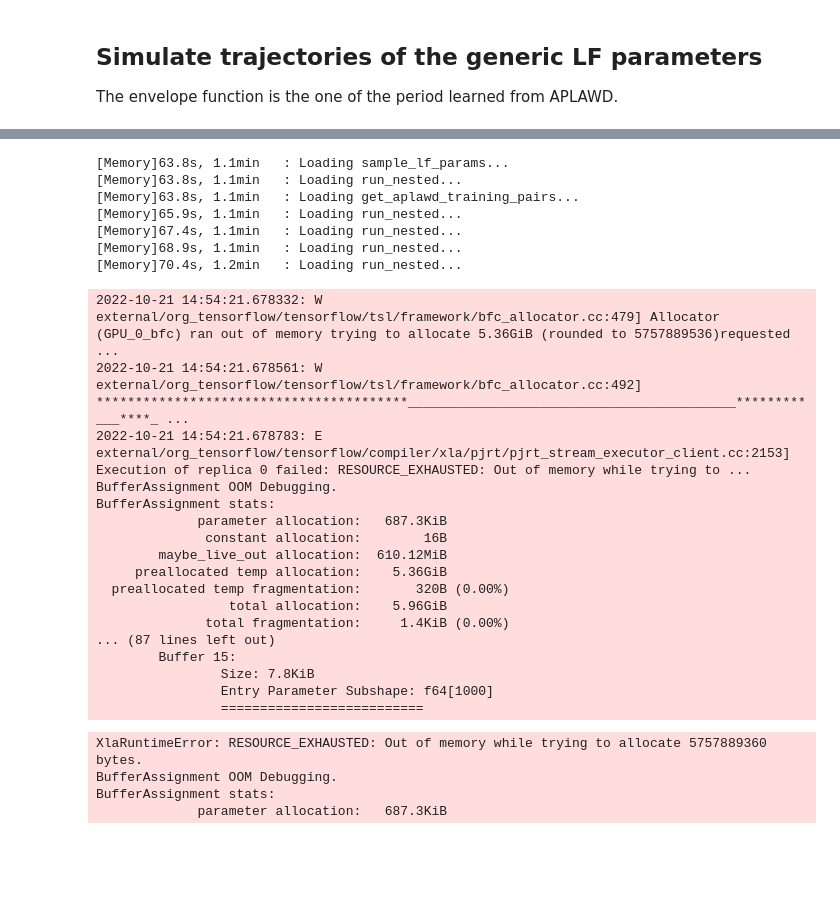
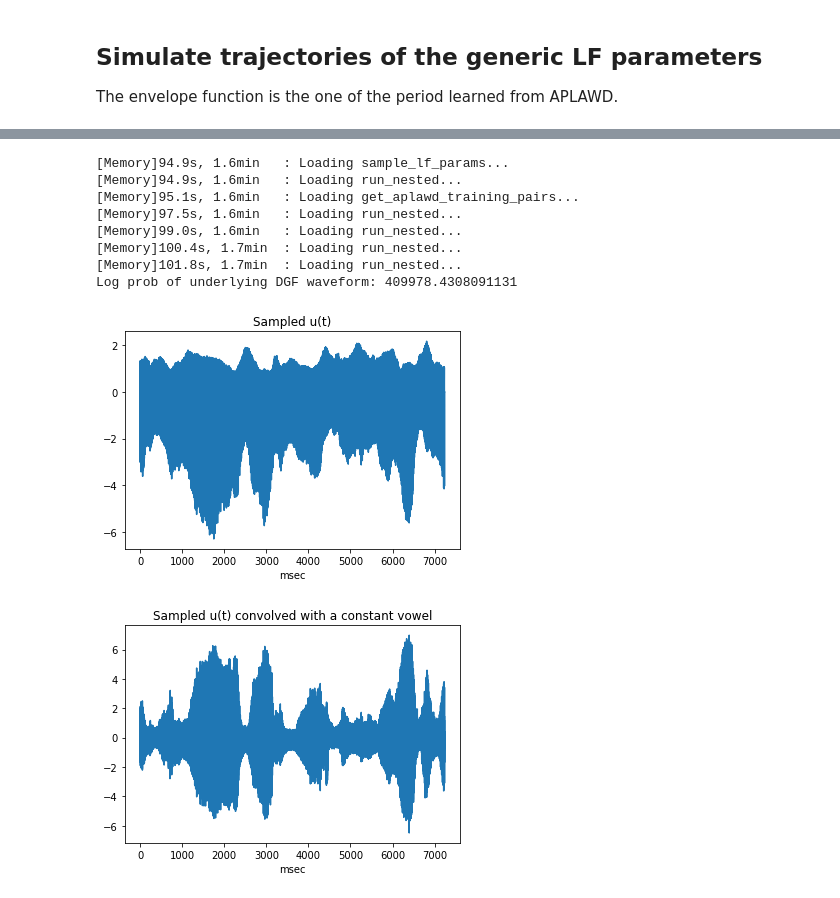
Before and after one commit to mvsoom/thesis-py, a Jupyter notebook: dgf/prior/lf.ipynb, the cells around one changed output, grey strips where cells are left out. Drawn from its saved outputs; the diff is of its cells as text; code cells hidden in the pictures; blank space fills up the shorter version.

```diff
--- a/dgf/prior/lf.ipynb
+++ b/dgf/prior/lf.ipynb
@@ -290,58 +246,43 @@ AttributeError: 'function' object has no attribute 'sample_and_logprob_q'
 # %%
 num_pitch_periods = 1000
 vowel = 10
 
-# None values use the period GP
+# A None value uses the fitted value for the period GP
 envelope_kernel_name = None
 envelope_lengthscale = None
 envelope_noise_sigma = None
 
 prior = lf.generic_params_trajectory_prior(
     num_pitch_periods
 )
 
-t, u = lf.sample_dgf(
-    num_pitch_periods,
+t, u, log_prob_u = lf.sample_and_log_prob_dgf(
     prior,
-    seed=rng.integers(1000)
+    jaxkey(),
+    num_pitch_periods
 )
+
+print("Log prob of underlying DGF waveform:", log_prob_u)
+
 title(f'Sampled u(t)')
 plot(t, u)
 xlabel('msec')
 show()
 
 t, d = klatt.gen_vowel(vowel, u, t)
 title(f'Sampled u(t) convolved with a constant vowel')
 plot(t, d)
 xlabel('msec')
 show()
 klatt.play(t, d)
 # %% [output]
-[Memory]63.8s, 1.1min   : Loading sample_lf_params...
-[Memory]63.8s, 1.1min   : Loading run_nested...
-[Memory]63.8s, 1.1min   : Loading get_aplawd_training_pairs...
-[Memory]65.9s, 1.1min   : Loading run_nested...
-[Memory]67.4s, 1.1min   : Loading run_nested...
-[Memory]68.9s, 1.1min   : Loading run_nested...
-[Memory]70.4s, 1.2min   : Loading run_nested...
+[Memory]94.9s, 1.6min   : Loading sample_lf_params...
+[Memory]94.9s, 1.6min   : Loading run_nested...
+[Memory]95.1s, 1.6min   : Loading get_aplawd_training_pairs...
+[Memory]97.5s, 1.6min   : Loading run_nested...
+[Memory]99.0s, 1.6min   : Loading run_nested...
+[Memory]100.4s, 1.7min  : Loading run_nested...
+[Memory]101.8s, 1.7min  : Loading run_nested...
+Log prob of underlying DGF waveform: 409978.4308091131
-2022-10-21 14:54:21.678332: W external/org_tensorflow/tensorflow/tsl/framework/bfc_allocator.cc:479] Allocator (GPU_0_bfc) ran out of memory trying to allocate 5.36GiB (rounded to 5757889536)requested ...
-2022-10-21 14:54:21.678561: W external/org_tensorflow/tensorflow/tsl/framework/bfc_allocator.cc:492] ****************************************__________________________________________*********___****_ ...
-2022-10-21 14:54:21.678783: E external/org_tensorflow/tensorflow/compiler/xla/pjrt/pjrt_stream_executor_client.cc:2153] Execution of replica 0 failed: RESOURCE_EXHAUSTED: Out of memory while trying to ...
-BufferAssignment OOM Debugging.
-BufferAssignment stats:
-             parameter allocation:   687.3KiB
-              constant allocation:        16B
-        maybe_live_out allocation:  610.12MiB
-     preallocated temp allocation:    5.36GiB
-  preallocated temp fragmentation:       320B (0.00%)
-                 total allocation:    5.96GiB
-              total fragmentation:     1.4KiB (0.00%)
-... (87 lines left out)
-        Buffer 15:
-                Size: 7.8KiB
-                Entry Parameter Subshape: f64[1000]
-                ==========================
-XlaRuntimeError: RESOURCE_EXHAUSTED: Out of memory while trying to allocate 5757889360 bytes.
-BufferAssignment OOM Debugging.
-BufferAssignment stats:
-             parameter allocation:   687.3KiB
+[figure, added]
+[figure, added]
```
Also changed, not shown: parts of 21 cells of this notebook, 5 other files.
